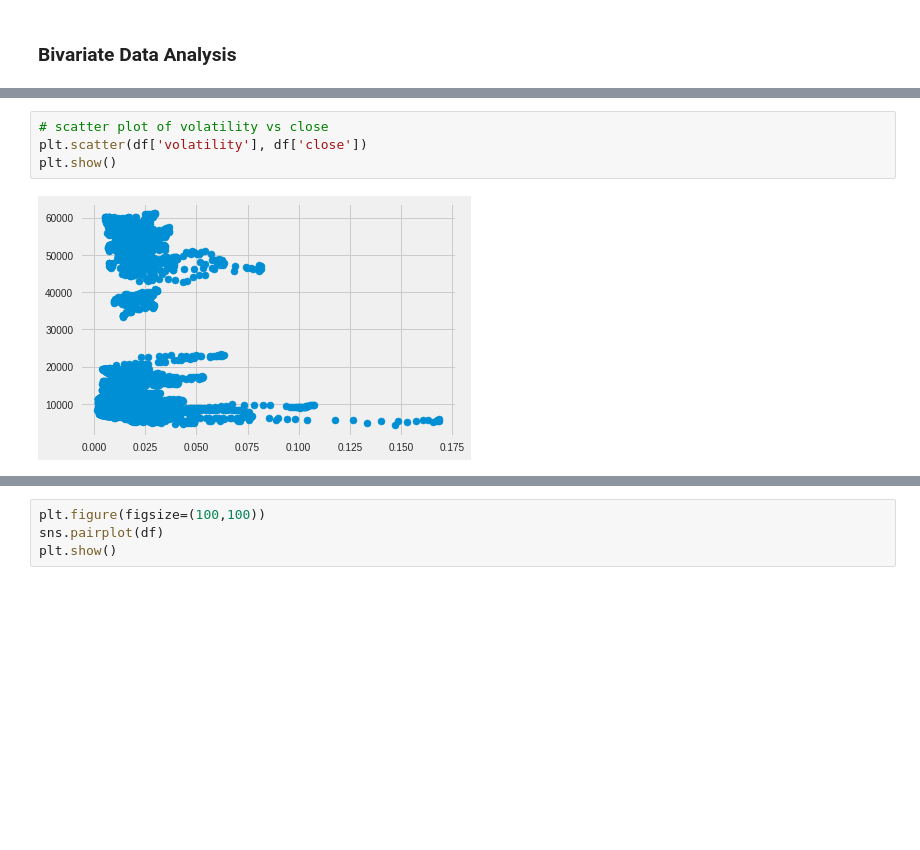
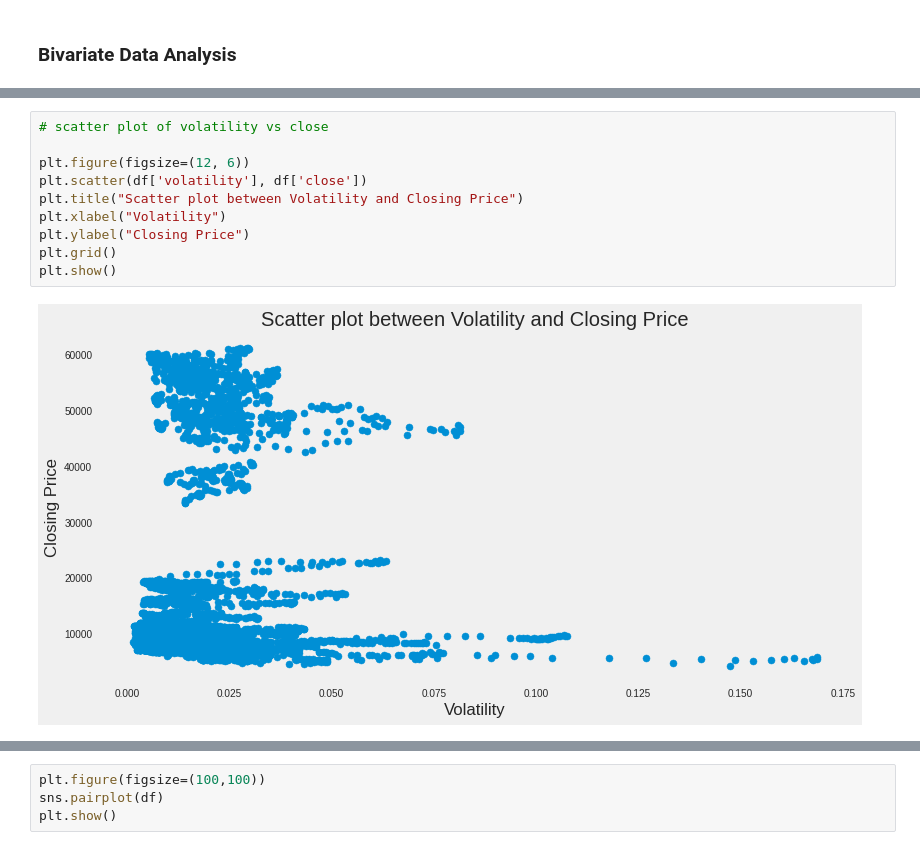
Before and after one commit to MarkNgendo/Cryptocurrency-Price-Prediction, a Jupyter notebook: Cryptocurrency_Price_Prediction.ipynb, the cells around one changed output, grey strips where cells are left out. Drawn from its saved outputs; the diff is of its cells as text; blank space fills up the shorter version.

```diff
--- a/Cryptocurrency_Price_Prediction.ipynb
+++ b/Cryptocurrency_Price_Prediction.ipynb
@@ -473,8 +515,14 @@ plt.scatter(df['volume'], df['close'])
 # %%
 # scatter plot of volatility vs close
+
+plt.figure(figsize=(12, 6))
 plt.scatter(df['volatility'], df['close'])
+plt.title("Scatter plot between Volatility and Closing Price")
+plt.xlabel("Volatility")
+plt.ylabel("Closing Price")
+plt.grid()
 plt.show()
 # %% [output]
-[figure, old version]
+[figure, new version]
 # %%
 # scatter plot of volume vs market cap
```
Also changed, not shown: parts of 32 cells of this notebook.
